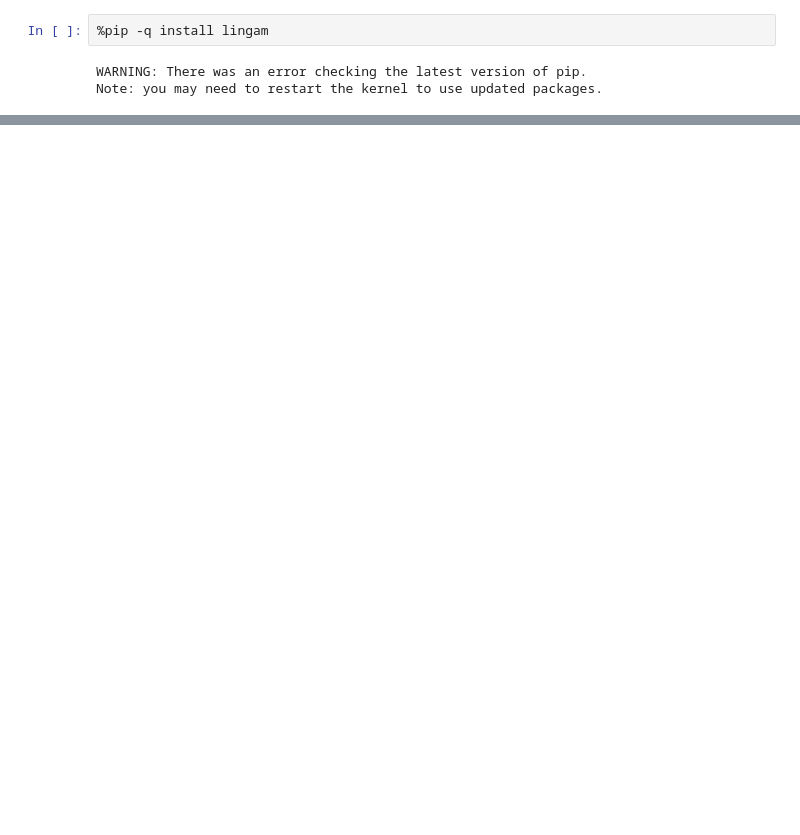
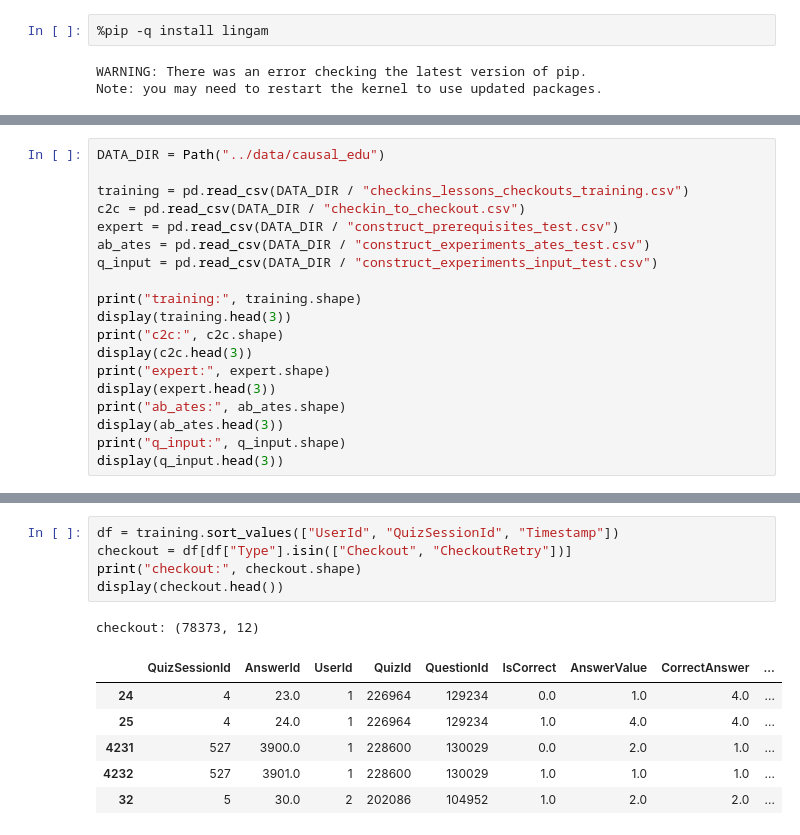
Before and after one commit to jhkimon/awesome-causal-inference-python, a Jupyter notebook: book/scm/causal_discovery.ipynb, the cells around one changed output, grey strips where cells are left out. Drawn from its saved outputs; the diff is of its cells as text; blank space fills up the shorter version.

Commit message:
feat: prepare CausalEdu data

```diff
--- a/book/scm/causal_discovery.ipynb
+++ b/book/scm/causal_discovery.ipynb
@@ -119,0 +47,19 @@ expert: (3277, 3)
+# %%
+DATA_DIR = Path("../data/causal_edu")
+
+training = pd.read_csv(DATA_DIR / "checkins_lessons_checkouts_training.csv")
+c2c = pd.read_csv(DATA_DIR / "checkin_to_checkout.csv")
+expert = pd.read_csv(DATA_DIR / "construct_prerequisites_test.csv")
+ab_ates = pd.read_csv(DATA_DIR / "construct_experiments_ates_test.csv")
+q_input = pd.read_csv(DATA_DIR / "construct_experiments_input_test.csv")
+
+print("training:", training.shape)
+display(training.head(3))
+print("c2c:", c2c.shape)
+display(c2c.head(3))
+print("expert:", expert.shape)
+display(expert.head(3))
+print("ab_ates:", ab_ates.shape)
+display(ab_ates.head(3))
+print("q_input:", q_input.shape)
+display(q_input.head(3))
@@ -119,0 +103,13 @@ expert: (3277, 3)
+# %%
+df = training.sort_values(["UserId", "QuizSessionId", "Timestamp"])
+checkout = df[df["Type"].isin(["Checkout", "CheckoutRetry"])]
+print("checkout:", checkout.shape)
+display(checkout.head())
+# %% [output]
+checkout: (78373, 12)
+|  | QuizSessionId | AnswerId | UserId | QuizId | QuestionId | IsCorrect | AnswerValue | CorrectAnswer | ... |
+| 24 | 4 | 23.0 | 1 | 226964 | 129234 | 0.0 | 1.0 | 4.0 | ... |
+| 25 | 4 | 24.0 | 1 | 226964 | 129234 | 1.0 | 4.0 | 4.0 | ... |
+| 4231 | 527 | 3900.0 | 1 | 228600 | 130029 | 0.0 | 2.0 | 1.0 | ... |
+| 4232 | 527 | 3901.0 | 1 | 228600 | 130029 | 1.0 | 1.0 | 1.0 | ... |
+| 32 | 5 | 30.0 | 2 | 202086 | 104952 | 1.0 | 2.0 | 2.0 | ... |
```
Also changed, not shown: parts of 25 cells of this notebook.
